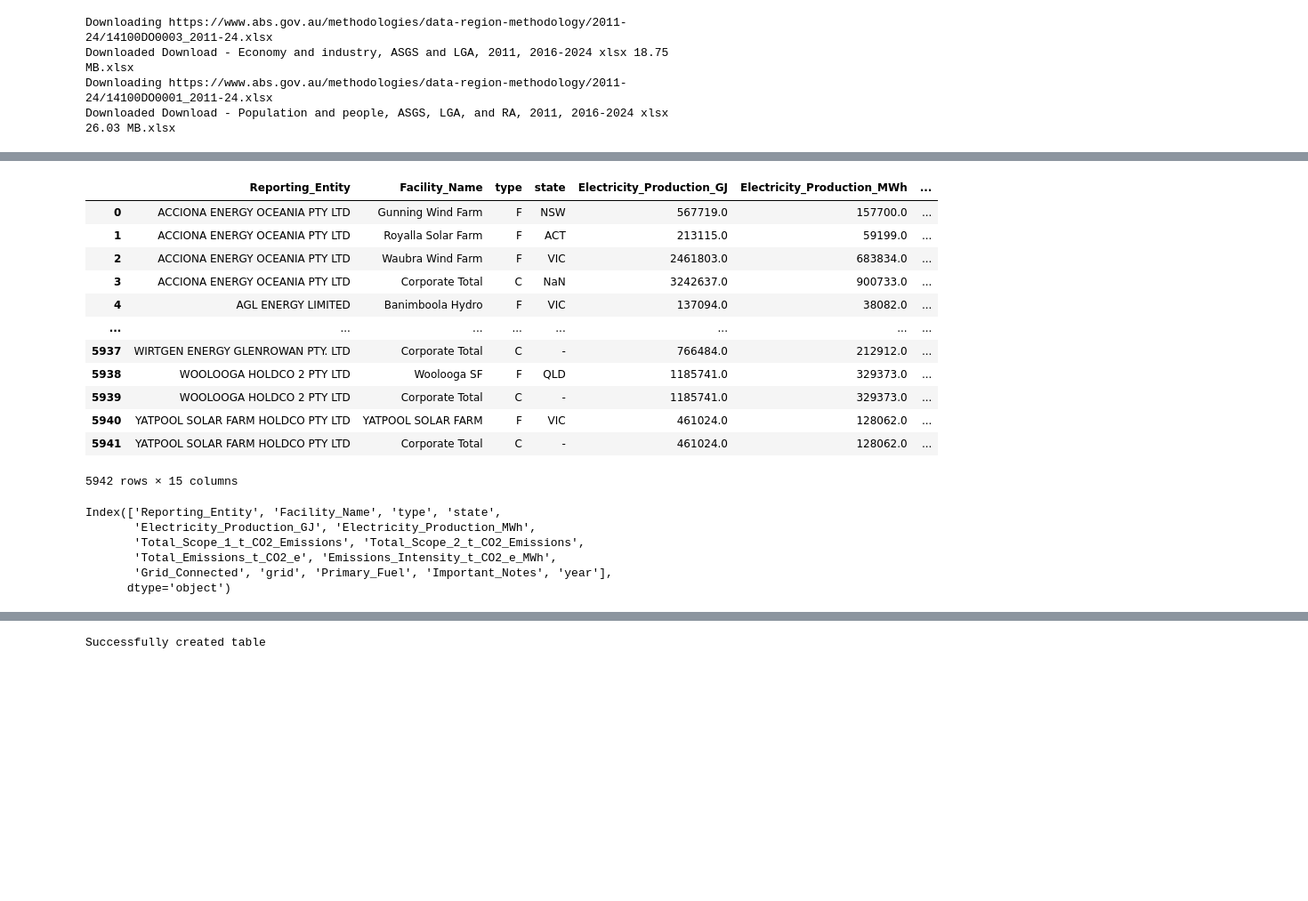
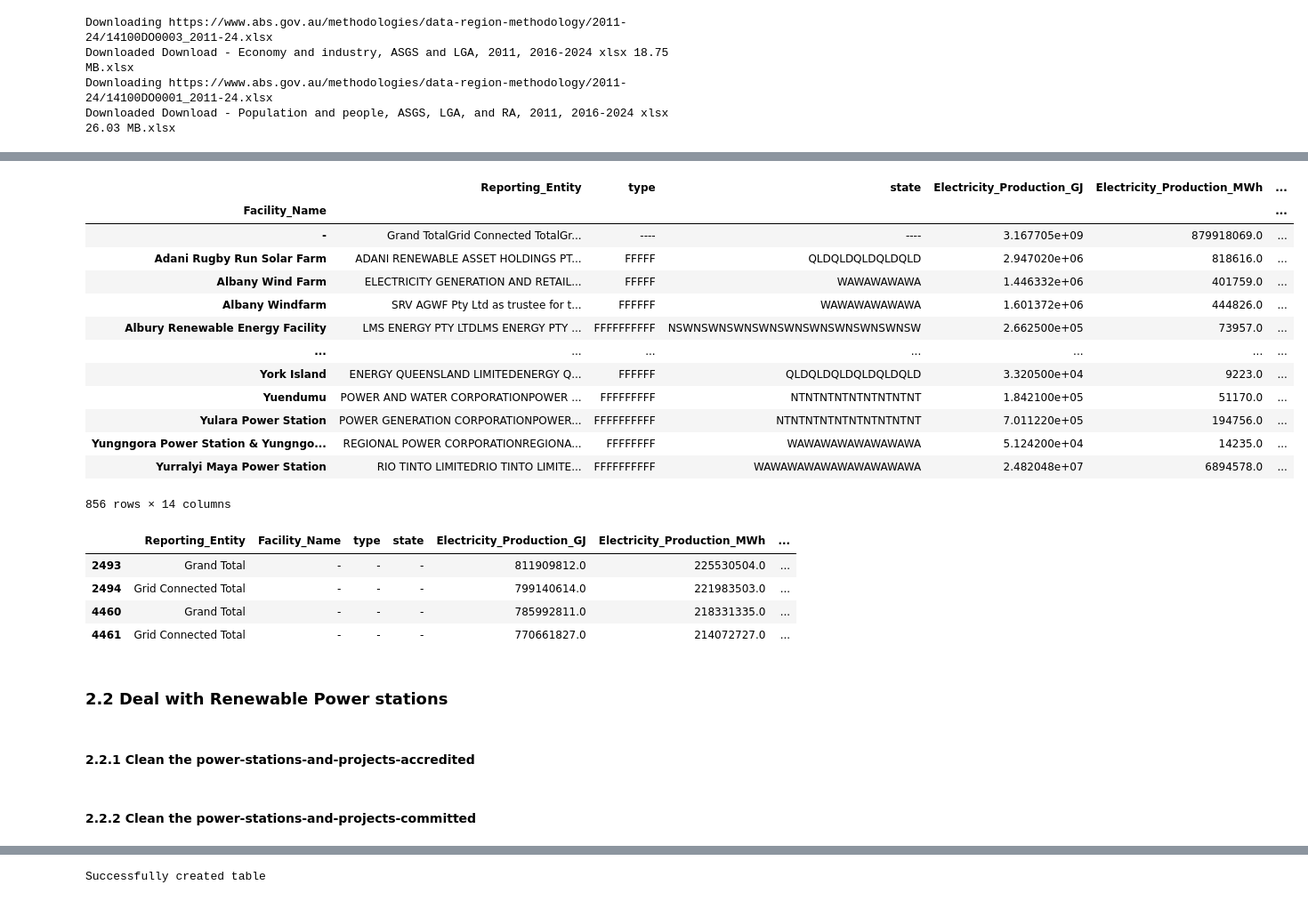
Before and after one commit to jasper-jiang-0615/comp5339, a Jupyter notebook: Assignment/Assignment1/comp5339_assignment1.ipynb, the cells around one changed output, grey strips where cells are left out. Shown at 89% size. Cells and saved outputs as stored; diff of their text form; code cells hidden in the pictures; blank space fills up the shorter version.

```diff
--- a/Assignment/Assignment1/comp5339_assignment1.ipynb
+++ b/Assignment/Assignment1/comp5339_assignment1.ipynb
@@ -215,26 +219,28 @@ nger
-# %%
-nger = pd.read_csv("./nger_csv/2014-2024.csv")
-nger
-# %% [output]
-|  | Reporting_Entity | Facility_Name | type | state | Electricity_Production_GJ | Electricity_Production_MWh | ... |
-| 0 | ACCIONA ENERGY OCEANIA PTY LTD | Gunning Wind Farm | F | NSW | 567719.0 | 157700.0 | ... |
-| 1 | ACCIONA ENERGY OCEANIA PTY LTD | Royalla Solar Farm | F | ACT | 213115.0 | 59199.0 | ... |
-| 2 | ACCIONA ENERGY OCEANIA PTY LTD | Waubra Wind Farm | F | VIC | 2461803.0 | 683834.0 | ... |
-| 3 | ACCIONA ENERGY OCEANIA PTY LTD | Corporate Total | C | NaN | 3242637.0 | 900733.0 | ... |
-| 4 | AGL ENERGY LIMITED | Banimboola Hydro | F | VIC | 137094.0 | 38082.0 | ... |
-| ... | ... | ... | ... | ... | ... | ... | ... |
-| 5937 | WIRTGEN ENERGY GLENROWAN PTY. LTD | Corporate Total | C | - | 766484.0 | 212912.0 | ... |
-| 5938 | WOOLOOGA HOLDCO 2 PTY LTD | Woolooga SF | F | QLD | 1185741.0 | 329373.0 | ... |
-| 5939 | WOOLOOGA HOLDCO 2 PTY LTD | Corporate Total | C | - | 1185741.0 | 329373.0 | ... |
-| 5940 | YATPOOL SOLAR FARM HOLDCO PTY LTD | YATPOOL SOLAR FARM | F | VIC | 461024.0 | 128062.0 | ... |
-| 5941 | YATPOOL SOLAR FARM HOLDCO PTY LTD | Corporate Total | C | - | 461024.0 | 128062.0 | ... |
-5942 rows × 15 columns
 # %%
-nger.columns
+numeric_cols = ['Electricity_Production_GJ', 'Electricity_Production_MWh','Total_Scope_1_t_CO2_Emissions', 'Total_Scope_2_t_CO2_Emissions','Total_Emissions_t_CO2_e', 'Emissions_Intensity_t_CO2_e_MWh']
+nger.groupby(['Facility_Name']).sum()
 # %% [output]
+|  | Reporting_Entity | type | state | Electricity_Production_GJ | Electricity_Production_MWh | ... |
+| Facility_Name |  |  |  |  |  | ... |
+| - | Grand TotalGrid Connected TotalGr... | ---- | ---- | 3.167705e+09 | 879918069.0 | ... |
+| Adani Rugby Run Solar Farm | ADANI RENEWABLE ASSET HOLDINGS PT... | FFFFF | QLDQLDQLDQLDQLD | 2.947020e+06 | 818616.0 | ... |
+| Albany Wind Farm | ELECTRICITY GENERATION AND RETAIL... | FFFFF | WAWAWAWAWA | 1.446332e+06 | 401759.0 | ... |
+| Albany Windfarm | SRV AGWF Pty Ltd as trustee for t... | FFFFFF | WAWAWAWAWAWA | 1.601372e+06 | 444826.0 | ... |
+| Albury Renewable Energy Facility | LMS ENERGY PTY LTDLMS ENERGY PTY ... | FFFFFFFFFF | NSWNSWNSWNSWNSWNSWNSWNSWNSWNSW | 2.662500e+05 | 73957.0 | ... |
+| ... | ... | ... | ... | ... | ... | ... |
+| York Island | ENERGY QUEENSLAND LIMITEDENERGY Q... | FFFFFF | QLDQLDQLDQLDQLDQLD | 3.320500e+04 | 9223.0 | ... |
+| Yuendumu | POWER AND WATER CORPORATIONPOWER ... | FFFFFFFFF | NTNTNTNTNTNTNTNTNT | 1.842100e+05 | 51170.0 | ... |
+| Yulara Power Station | POWER GENERATION CORPORATIONPOWER... | FFFFFFFFFF | NTNTNTNTNTNTNTNTNTNT | 7.011220e+05 | 194756.0 | ... |
+| Yungngora Power Station & Yungngo... | REGIONAL POWER CORPORATIONREGIONA... | FFFFFFFF | WAWAWAWAWAWAWAWA | 5.124200e+04 | 14235.0 | ... |
+| Yurralyi Maya Power Station | RIO TINTO LIMITEDRIO TINTO LIMITE... | FFFFFFFFFF | WAWAWAWAWAWAWAWAWAWA | 2.482048e+07 | 6894578.0 | ... |
-Index(['Reporting_Entity', 'Facility_Name', 'type', 'state',
-       'Electricity_Production_GJ', 'Electricity_Production_MWh',
-       'Total_Scope_1_t_CO2_Emissions', 'Total_Scope_2_t_CO2_Emissions',
-       'Total_Emissions_t_CO2_e', 'Emissions_Intensity_t_CO2_e_MWh',
-       'Grid_Connected', 'grid', 'Primary_Fuel', 'Important_Notes', 'year'],
-      dtype='object')
+856 rows × 14 columns
+# %%
+nger[nger['Facility_Name']=="-"]
+# %% [output]
+|  | Reporting_Entity | Facility_Name | type | state | Electricity_Production_GJ | Electricity_Production_MWh | ... |
+| 2493 | Grand Total | - | - | - | 811909812.0 | 225530504.0 | ... |
+| 2494 | Grid Connected Total | - | - | - | 799140614.0 | 221983503.0 | ... |
+| 4460 | Grand Total | - | - | - | 785992811.0 | 218331335.0 | ... |
+| 4461 | Grid Connected Total | - | - | - | 770661827.0 | 214072727.0 | ... |
+# %% [markdown]
+### 2.2 Deal with Renewable Power stations
@@ -240,0 +251,2 @@ Index(['Reporting_Entity', 'Facility_Name', 'type', 'state',
+# %% [markdown]
+#### 2.2.1 Clean the power-stations-and-projects-accredited
@@ -240,0 +268,2 @@ Index(['Reporting_Entity', 'Facility_Name', 'type', 'state',
+# %% [markdown]
+#### 2.2.2 Clean the power-stations-and-projects-committed
```
Also changed, not shown: parts of 49 cells of this notebook.
